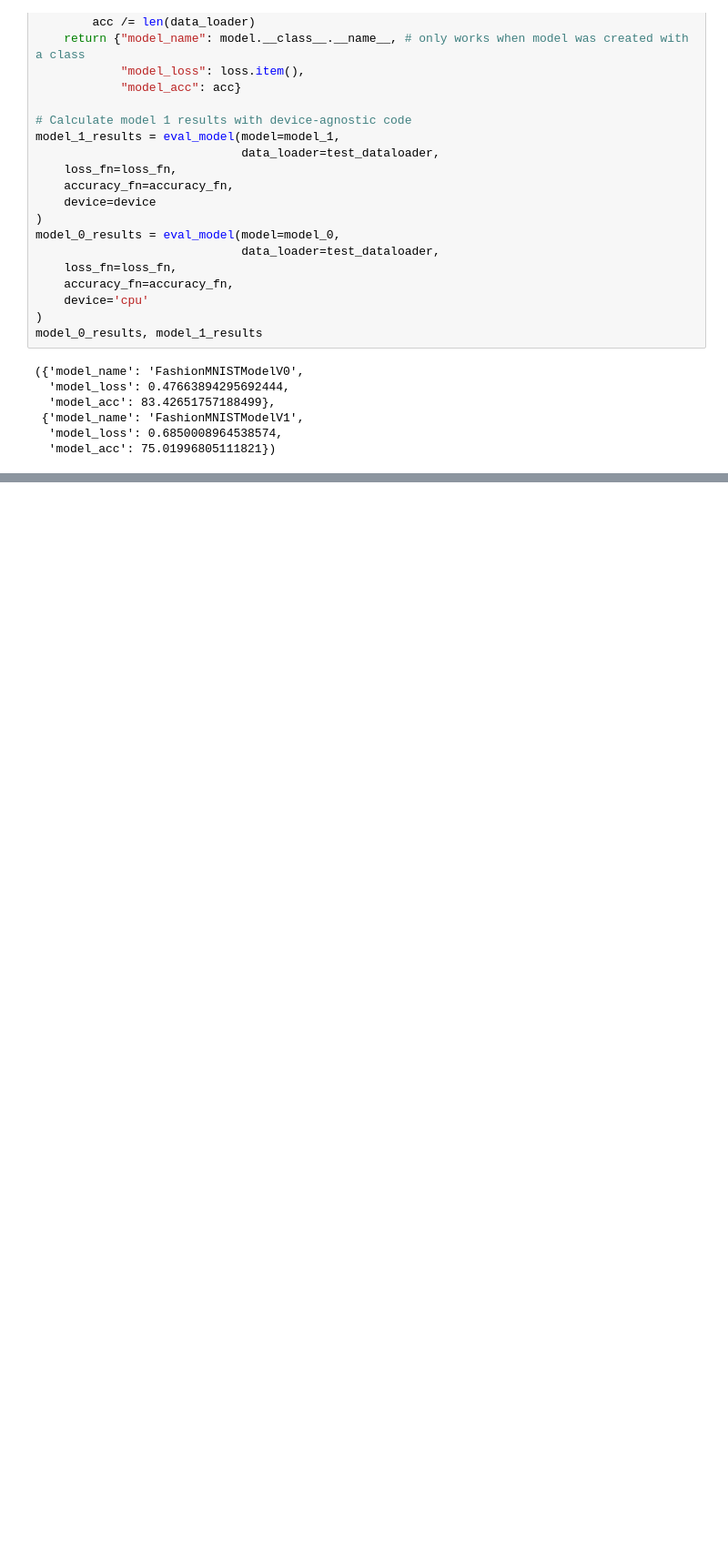
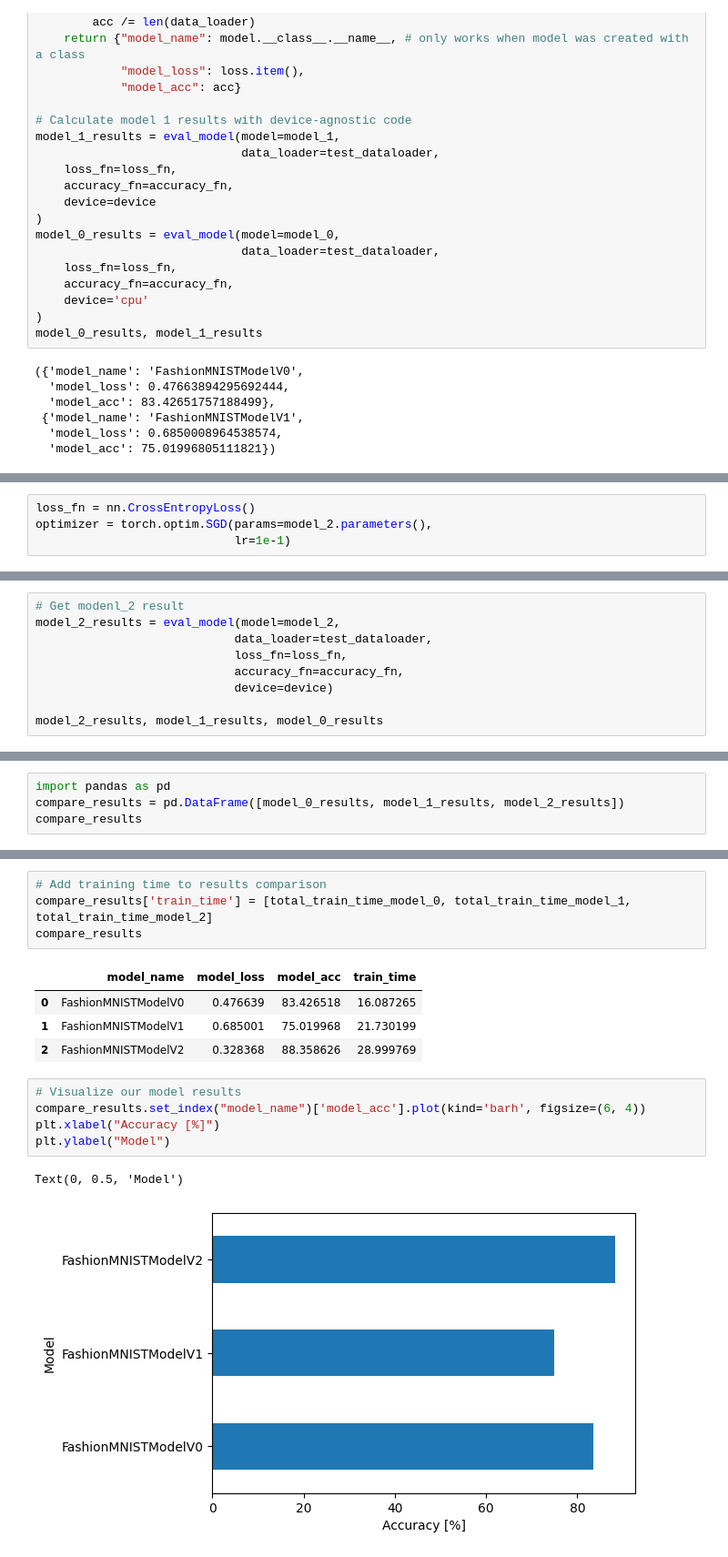
Before and after one commit to LadislavVasina1/pytorch_ztm, a Jupyter notebook: 03_computer_vision/03_computer_vision.ipynb, the cells around one changed output, grey strips where cells are left out. Shown: that part at 91% size. Drawn from its saved outputs; the diff is of its cells as text; blank space fills up the shorter version.

Commit message:
CNN trained, TinyVGG

```diff
--- a/03_computer_vision/03_computer_vision.ipynb
+++ b/03_computer_vision/03_computer_vision.ipynb
@@ -781,0 +974,4 @@ CNN's are known for their capabilities to find patterns in visual data
+# %%
+loss_fn = nn.CrossEntropyLoss()
+optimizer = torch.optim.SGD(params=model_2.parameters(),
+                            lr=1e-1)
@@ -781,0 +1027,9 @@ CNN's are known for their capabilities to find patterns in visual data
+# %%
+# Get modenl_2 result
+model_2_results = eval_model(model=model_2,
+                            data_loader=test_dataloader,
+                            loss_fn=loss_fn,
+                            accuracy_fn=accuracy_fn,
+                            device=device)
+
+model_2_results, model_1_results, model_0_results
@@ -781,0 +1060,4 @@ CNN's are known for their capabilities to find patterns in visual data
+# %%
+import pandas as pd
+compare_results = pd.DataFrame([model_0_results, model_1_results, model_2_results])
+compare_results
@@ -781,0 +1069,17 @@ CNN's are known for their capabilities to find patterns in visual data
+# %%
+# Add training time to results comparison
+compare_results['train_time'] = [total_train_time_model_0, total_train_time_model_1, total_train_time_model_2]
+compare_results
+# %% [output]
+|  | model_name | model_loss | model_acc | train_time |
+| 0 | FashionMNISTModelV0 | 0.476639 | 83.426518 | 16.087265 |
+| 1 | FashionMNISTModelV1 | 0.685001 | 75.019968 | 21.730199 |
+| 2 | FashionMNISTModelV2 | 0.328368 | 88.358626 | 28.999769 |
+# %%
+# Visualize our model results
+compare_results.set_index("model_name")['model_acc'].plot(kind='barh', figsize=(6, 4))
+plt.xlabel("Accuracy [%]")
+plt.ylabel("Model")
+# %% [output]
+Text(0, 0.5, 'Model')
+[figure, added]
```
Also changed, not shown: parts of 32 cells of this notebook, 1 other file.
